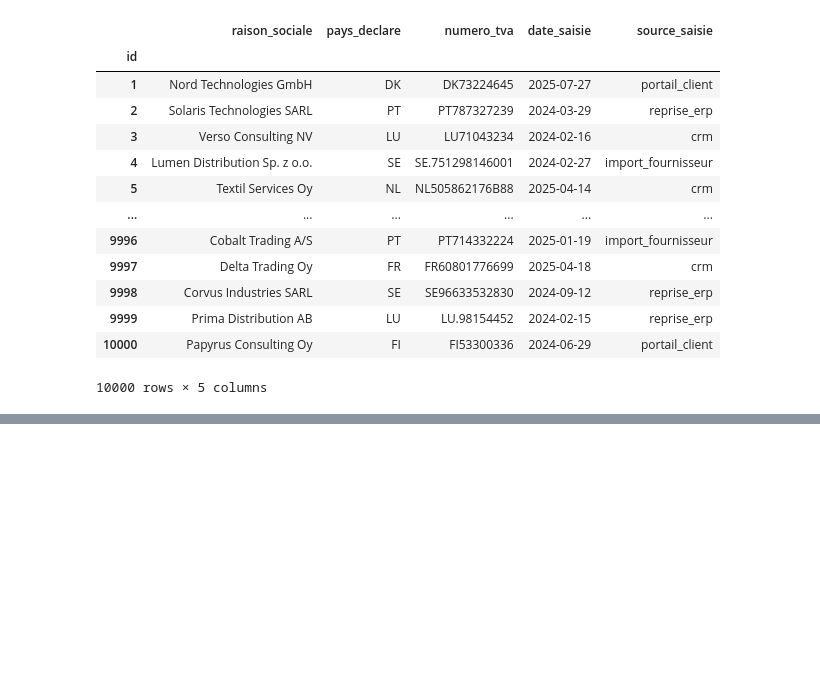
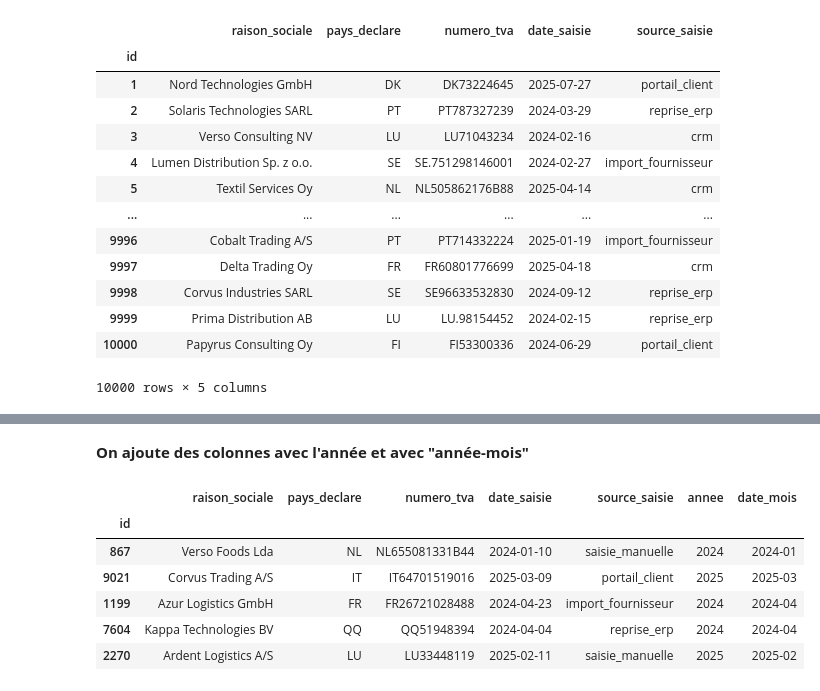
Before and after one commit to Franck-LF/TVA-Intracommunautaire, a Jupyter notebook: notebook/Exploration.ipynb, the cells around one changed output, grey strips where cells are left out. Drawn from its saved outputs; the diff is of its cells as text; code cells hidden in the pictures; blank space fills up the shorter version.

```diff
--- a/notebook/Exploration.ipynb
+++ b/notebook/Exploration.ipynb
@@ -563,0 +633,14 @@ df_csv
+# %% [markdown]
+**On ajoute des colonnes avec l'année et avec "année-mois"**
+# %%
+df_csv['annee'] = df_csv['date_saisie'].dt.year
+df_csv['date_mois'] = df_csv['date_saisie'].dt.to_period('M')
+df_csv.sample(5)
+# %% [output]
+|  | raison_sociale | pays_declare | numero_tva | date_saisie | source_saisie | annee | date_mois |
+| id |  |  |  |  |  |  |  |
+| 867 | Verso Foods Lda | NL | NL655081331B44 | 2024-01-10 | saisie_manuelle | 2024 | 2024-01 |
+| 9021 | Corvus Trading A/S | IT | IT64701519016 | 2025-03-09 | portail_client | 2025 | 2025-03 |
+| 1199 | Azur Logistics GmbH | FR | FR26721028488 | 2024-04-23 | import_fournisseur | 2024 | 2024-04 |
+| 7604 | Kappa Technologies BV | QQ | QQ51948394 | 2024-04-04 | reprise_erp | 2024 | 2024-04 |
+| 2270 | Ardent Logistics A/S | LU | LU33448119 | 2025-02-11 | saisie_manuelle | 2025 | 2025-02 |
```
Also changed, not shown: parts of 13 cells of this notebook, 1 other file.
